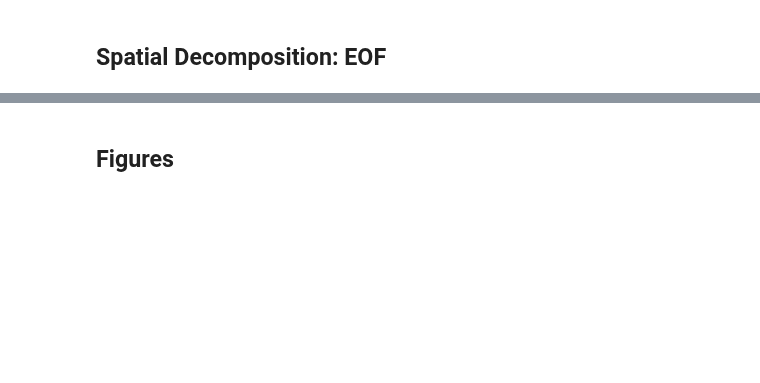
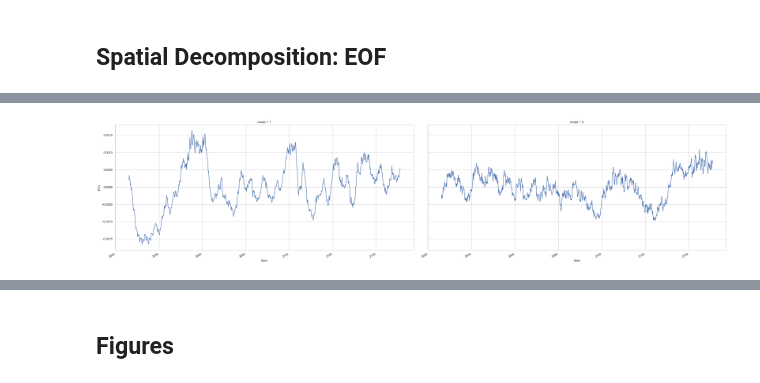
Before and after one commit to mshiv/aislens_emulation, a Jupyter notebook: notebooks/18a-sm-std-test.ipynb, the cells around one changed output, grey strips where cells are left out. Saved outputs shown, nothing was run; the diff lists cells and outputs as text; code cells hidden in the pictures; blank space fills up the shorter version.

```diff
--- a/notebooks/18a-sm-std-test.ipynb
+++ b/notebooks/18a-sm-std-test.ipynb
@@ -108,0 +106,4 @@ Wall time: 19.7 s
+# %%
+fg = pcs_sng[:,0:2].plot(aspect=2,size=8,col="mode",col_wrap=2)
+# %% [output]
+[figure, added]
```
Also changed, not shown: parts of 11 cells of this notebook, 1 other file.
